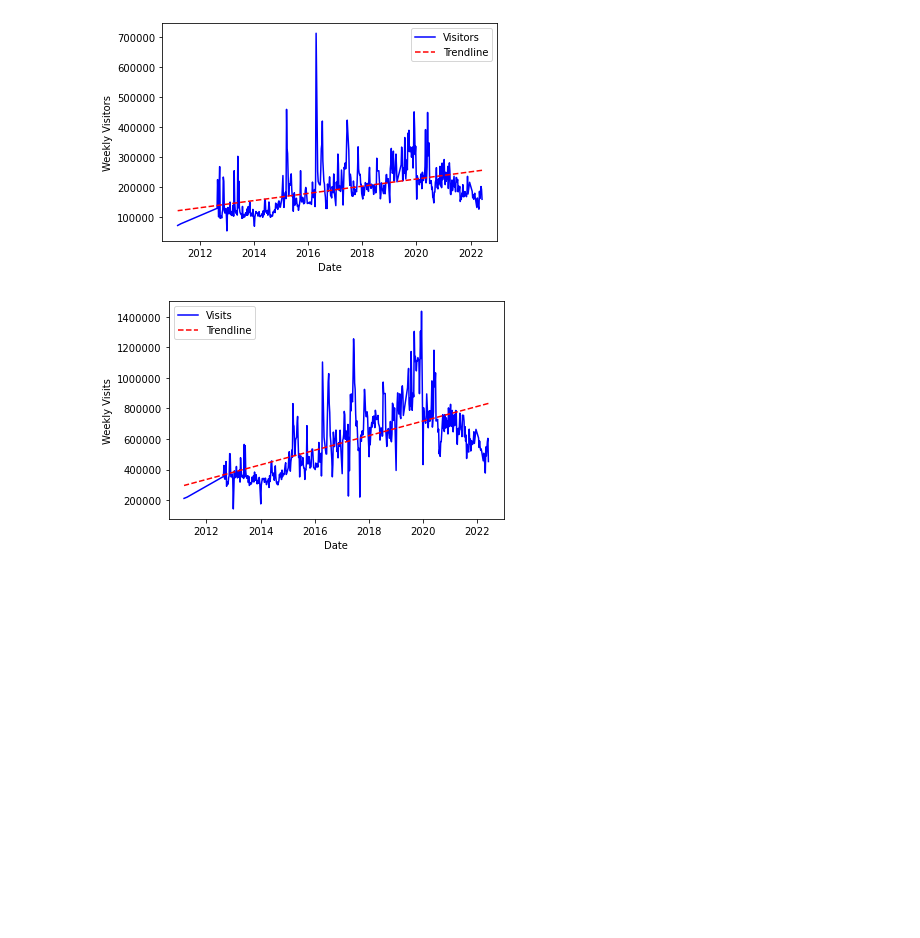
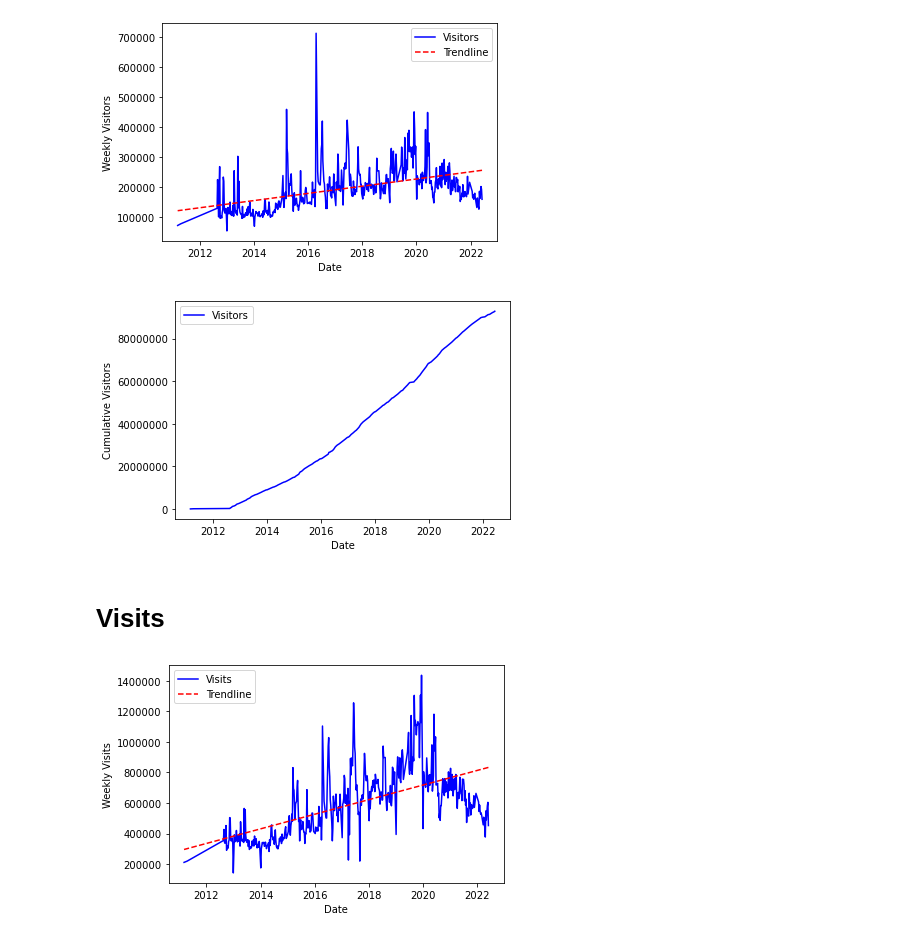
Before and after one commit to groegercesg/Guido_Fawkes_Analysis, a Jupyter notebook: analysis.ipynb, the cells around one changed output. Drawn from its saved outputs; the diff is of its cells as text; code cells hidden in the pictures; blank space fills up the shorter version.

```diff
--- a/analysis.ipynb
+++ b/analysis.ipynb
@@ -84,11 +84,11 @@ def getPageViewsPerVisitor(page_views, visitor):
 # %%
 articleDetails['Visitors'] = articleDetails.apply(lambda row : getVisitorNumbers(row['Article Details']), axis = 1)
 articleDetails['Visits'] = articleDetails.apply(lambda row : getVistTimesNumbers(row['Article Details']), axis = 1)
-articleDetails['Page Visits'] = articleDetails.apply(lambda row : getPageViewNumbers(row['Article Details']), axis = 1)
+articleDetails['Page Views'] = articleDetails.apply(lambda row : getPageViewNumbers(row['Article Details']), axis = 1)
 
 # Remove article posted on 2010-11-06, because it has no details about visitors
 articleDetails = articleDetails.drop([articleDetails.loc[articleDetails['Date'] == "2010-11-06"].index[0]])
 
 articleDetails['Visits per Visitor'] = articleDetails.apply(lambda row : getVisitsPerVisitor(row['Visits'], row['Visitors']), axis = 1)
-articleDetails['Page Views per Visit'] = articleDetails.apply(lambda row : getPageViewsPerVisits(row['Page Visits'], row['Visits']), axis = 1)
-articleDetails['Page Views per Visitor'] = articleDetails.apply(lambda row : getPageViewsPerVisitor(row['Page Visits'], row['Visitors']), axis = 1)
+articleDetails['Page Views per Visit'] = articleDetails.apply(lambda row : getPageViewsPerVisits(row['Page Views'], row['Visits']), axis = 1)
+articleDetails['Page Views per Visitor'] = articleDetails.apply(lambda row : getPageViewsPerVisitor(row['Page Views'], row['Visitors']), axis = 1)
@@ -113,6 +115,22 @@ plt.legend()
 plt.savefig('images/visitors.png',bbox_inches='tight')
 # %% [output]
 [figure]
+# %%
+plt.plot(articleDetails['Date'], articleDetails[::-1].cumsum()['Visitors'][::-1], color='blue', label="Visitors")
+
+plt.xlabel("Date")
+plt.ylabel("Cumulative Visitors")
+
+ax = plt.gca()
+ax.yaxis.set_major_formatter(FormatStrFormatter('%.0f'))
+
+plt.legend()
+#plt.show()
+plt.savefig('images/cumulative_visitors.png',bbox_inches='tight')
+# %% [output]
+[figure, added]
+# %% [markdown]
+# Visits
 # %%
 plt.plot(articleDetails['Date'], articleDetails['Visits'], color='blue', label="Visits")
 
```
Also changed, not shown: parts of 9 cells of this notebook, 6 other files.
